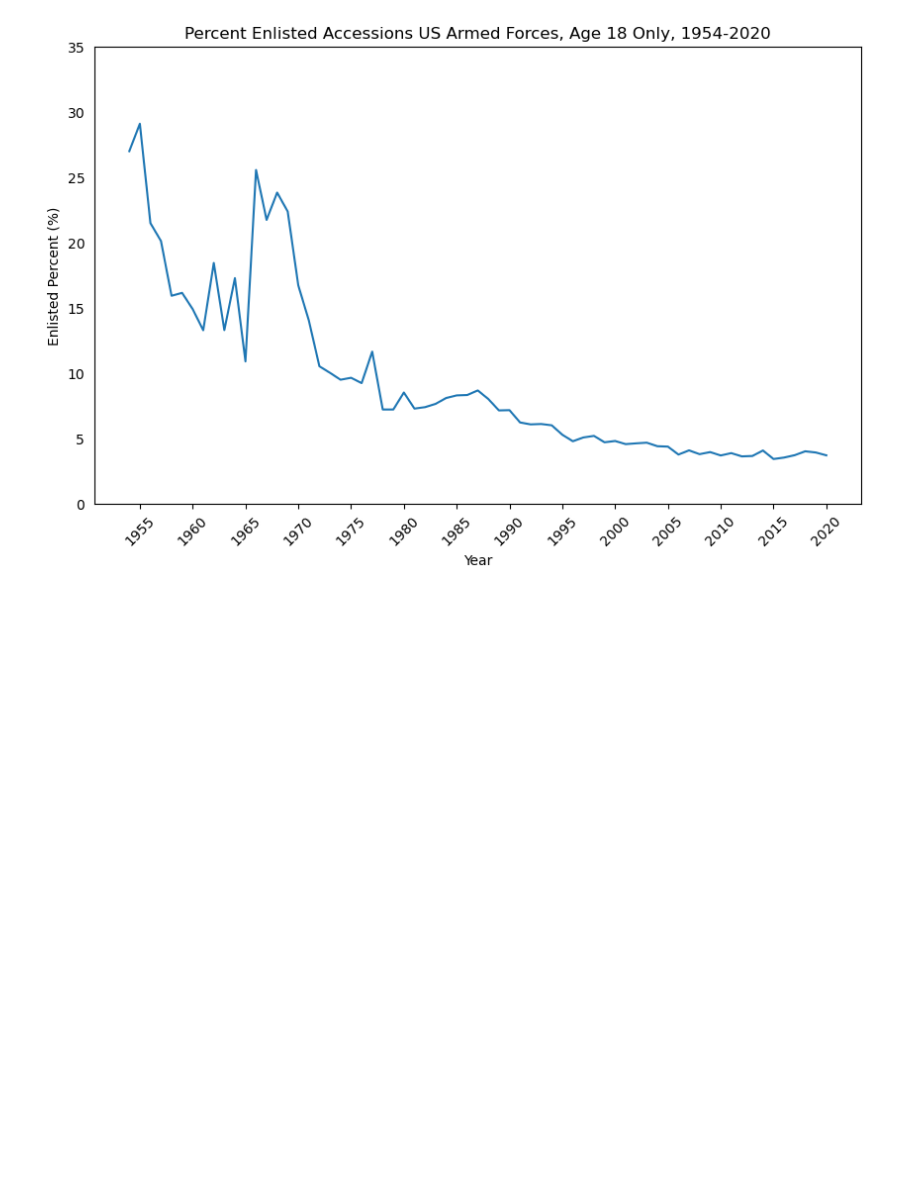
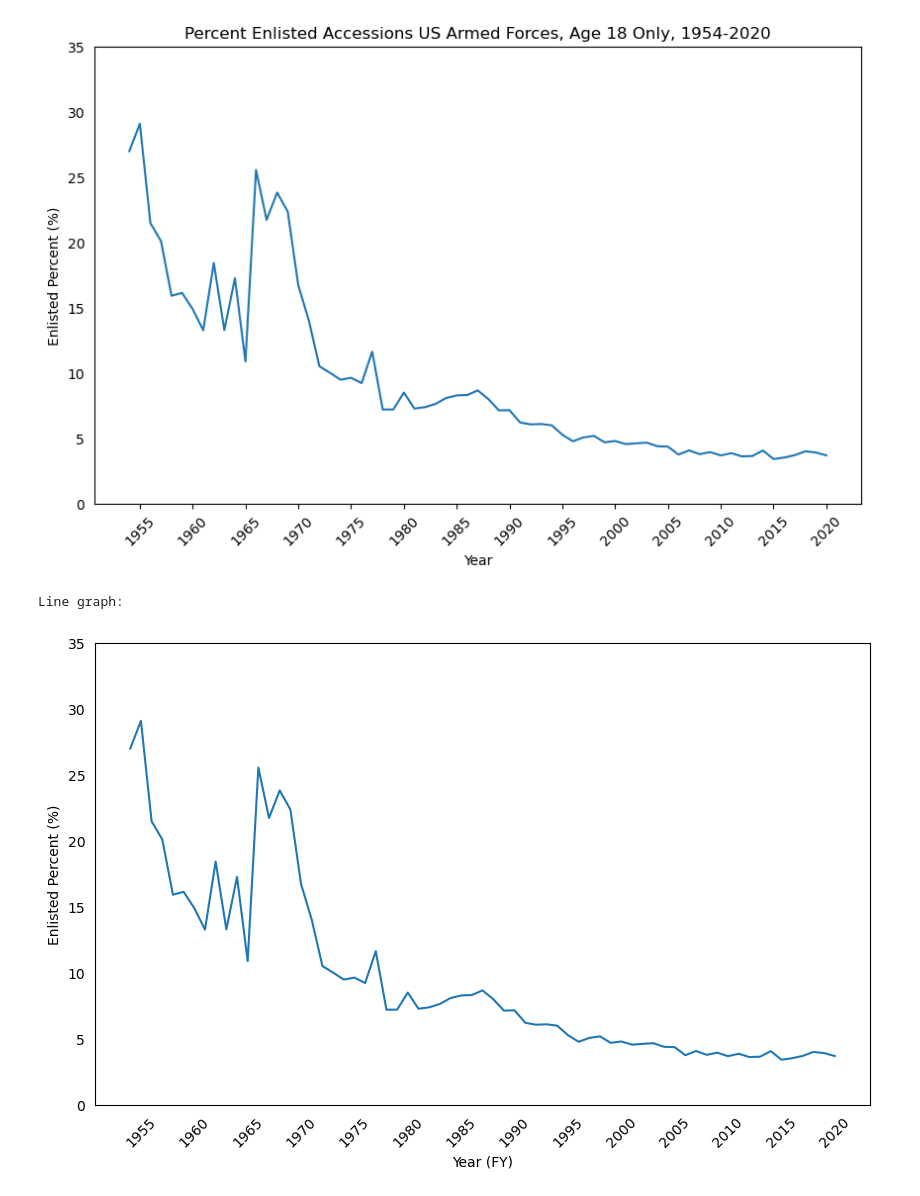
Before and after one commit to lightc4/lightch_capstone1, a Jupyter notebook: notebook/Per_Enl_Acc_1954_2020.ipynb, the cells around one changed output. Cells and saved outputs as stored; diff of their text form; code cells hidden in the pictures; blank space fills up the shorter version.

```diff
--- a/notebook/Per_Enl_Acc_1954_2020.ipynb
+++ b/notebook/Per_Enl_Acc_1954_2020.ipynb
@@ -51,3 +51,19 @@ Line graph:
 #I found anecdotal evidence that volunteer enlistment did increase among Black and Latino men, due in part to policies designed to attract recruits,
 #such as equal access to the benefits of the GI bill at local levels and the 1966 Veterans Readjustment Benefits Act,
 #which provided education benefits, home and farm loans, employment counseling and placement services for Vietnam Veterans.
+# %%
+print('Line graph:')
+x = [1955, 1960, 1965, 1970, 1975, 1980, 1985, 1990, 1995, 2000, 2005, 2010, 2015, 2020]
+plt.figure(figsize=(10,6))
+plt.tick_params(left = False, bottom = False)
+plt.xticks(x, rotation=45)
+plt.plot(df['Year'], df['DoDEnl_Per_of_Civ'])
+plt.ylim(0, 35)
+
+plt.xlabel('Year (FY)')
+plt.ylabel('Enlisted Percent (%)')
+
+plt.show()
+# %% [output]
+Line graph:
+[figure, added]
```
Also changed, not shown: 10 other files.
